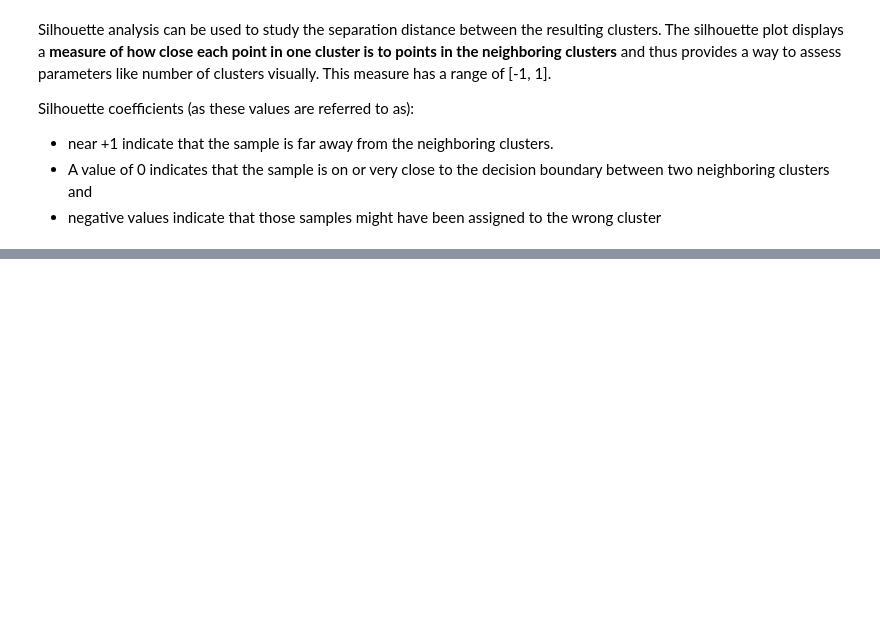
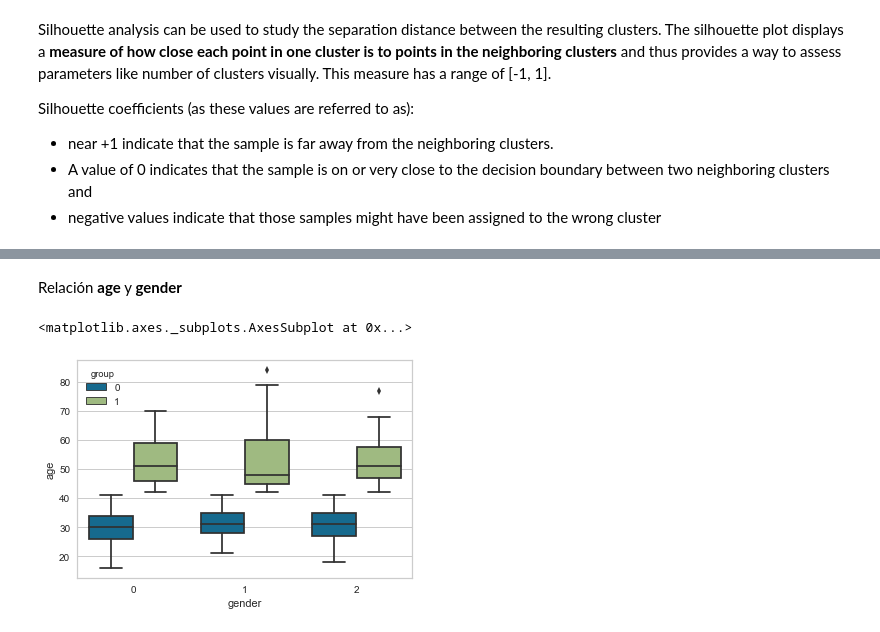
Before and after one commit to Mzibecchi/diplodatos2019, a Jupyter notebook: mentoria_airbnb/notebooks/airbnb_clasif_kmeans.ipynb, the cells around one changed output, grey strips where cells are left out. Saved outputs shown, nothing was run; the diff lists cells and outputs as text; code cells hidden in the pictures; blank space fills up the shorter version.

```diff
--- a/mentoria_airbnb/notebooks/airbnb_clasif_kmeans.ipynb
+++ b/mentoria_airbnb/notebooks/airbnb_clasif_kmeans.ipynb
@@ -180,3 +223,11 @@ for cluster in range (0,2):
+# %% [markdown]
+Relación __age__ y __gender__
+# %%
+#sns.catplot(x='gender', y='age', kind='box', data=clustered , hue='group' )
+sns.boxplot(data = clustered, x='gender', y ='age' ,  hue='group' )
+# %% [output]
+<matplotlib.axes._subplots.AxesSubplot at 0x...>
+[figure, added]
 # %%
 sns.catplot(x='gender', y='age', data=clustered , hue='group' , jitter=True )
 # %% [output]
```
Also changed, not shown: parts of 30 cells of this notebook.
